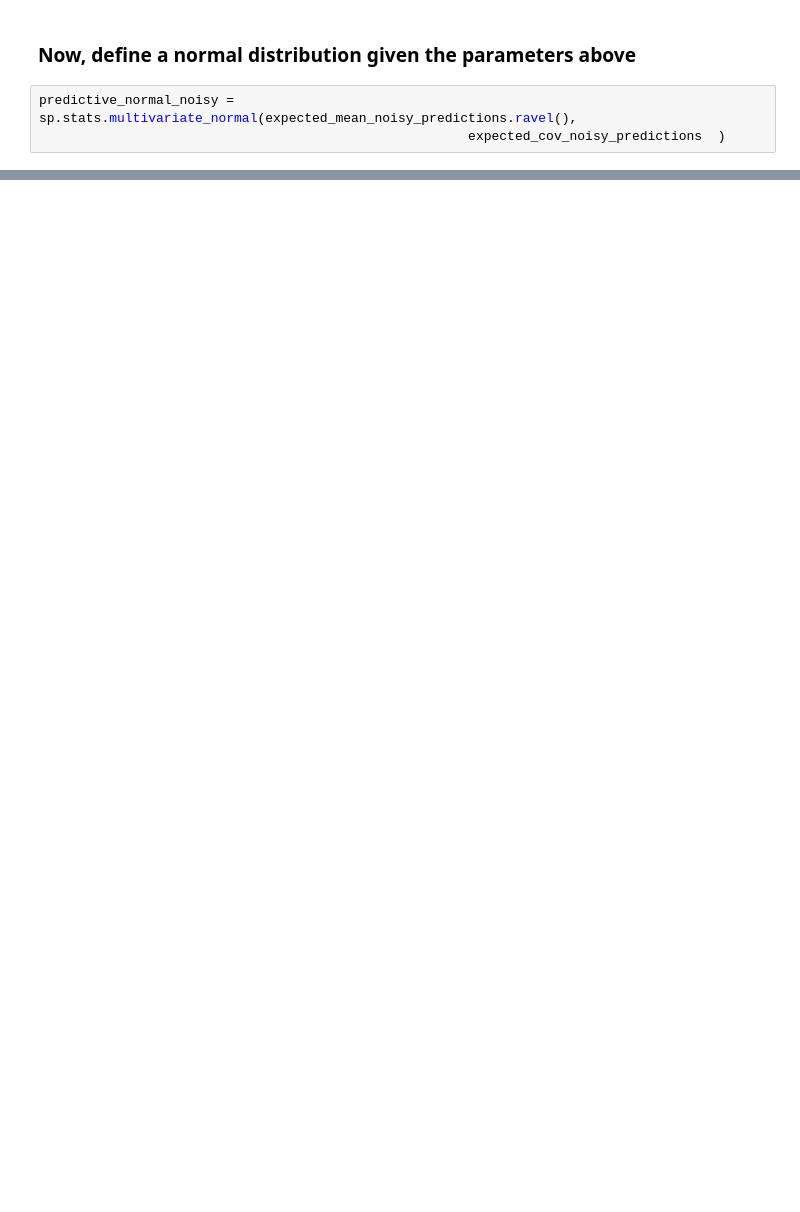
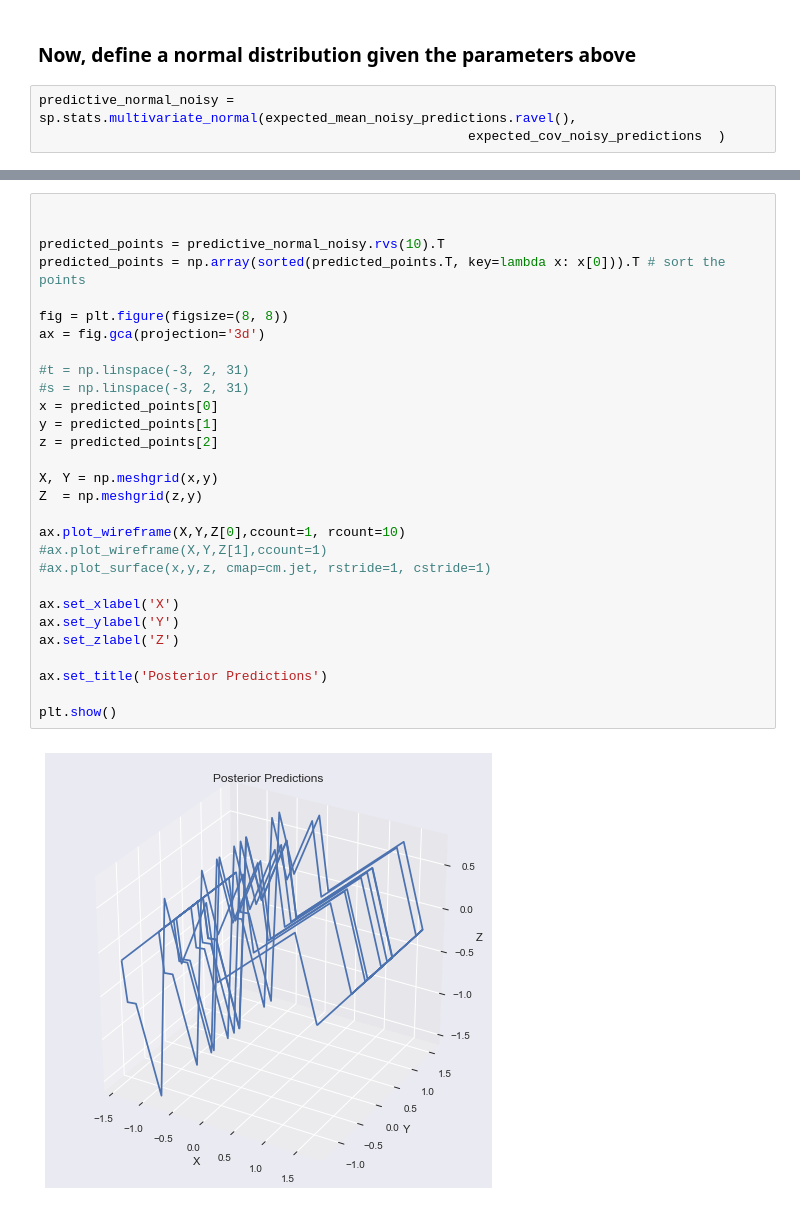
Before and after one commit to jonhilgart22/advanced_stats, a Jupyter notebook: final_project/Experimenting with GPs.ipynb, the cells around one changed output, grey strips where cells are left out. Drawn from its saved outputs; the diff is of its cells as text; blank space fills up the shorter version.

```diff
--- a/final_project/Experimenting with GPs.ipynb
+++ b/final_project/Experimenting with GPs.ipynb
@@ -259 +246,32 @@ plt.title('Posterior Prediction')
+# %%
+
+
+predicted_points = predictive_normal_noisy.rvs(10).T
+predicted_points = np.array(sorted(predicted_points.T, key=lambda x: x[0])).T # sort the points
+
+fig = plt.figure(figsize=(8, 8))
+ax = fig.gca(projection='3d')
+
+#t = np.linspace(-3, 2, 31)
+#s = np.linspace(-3, 2, 31)
+x = predicted_points[0]
+y = predicted_points[1]
+z = predicted_points[2]
+
+X, Y = np.meshgrid(x,y)
+Z  = np.meshgrid(z,y)
+
+ax.plot_wireframe(X,Y,Z[0],ccount=1, rcount=10)
+#ax.plot_wireframe(X,Y,Z[1],ccount=1)
+#ax.plot_surface(x,y,z, cmap=cm.jet, rstride=1, cstride=1)
+
+ax.set_xlabel('X')
+ax.set_ylabel('Y')
+ax.set_zlabel('Z')
+
+ax.set_title('Posterior Predictions')
+
+plt.show()
+# %% [output]
+[figure, added]
 # %%
```
Also changed, not shown: parts of 12 cells of this notebook.
